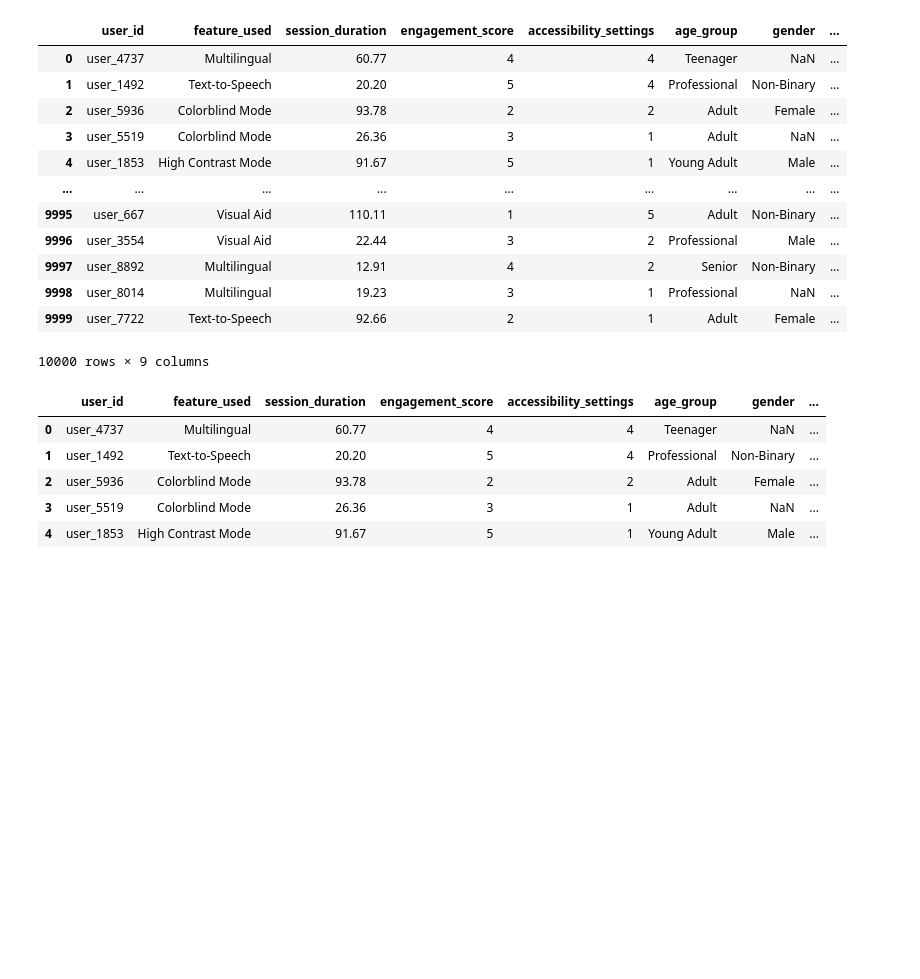
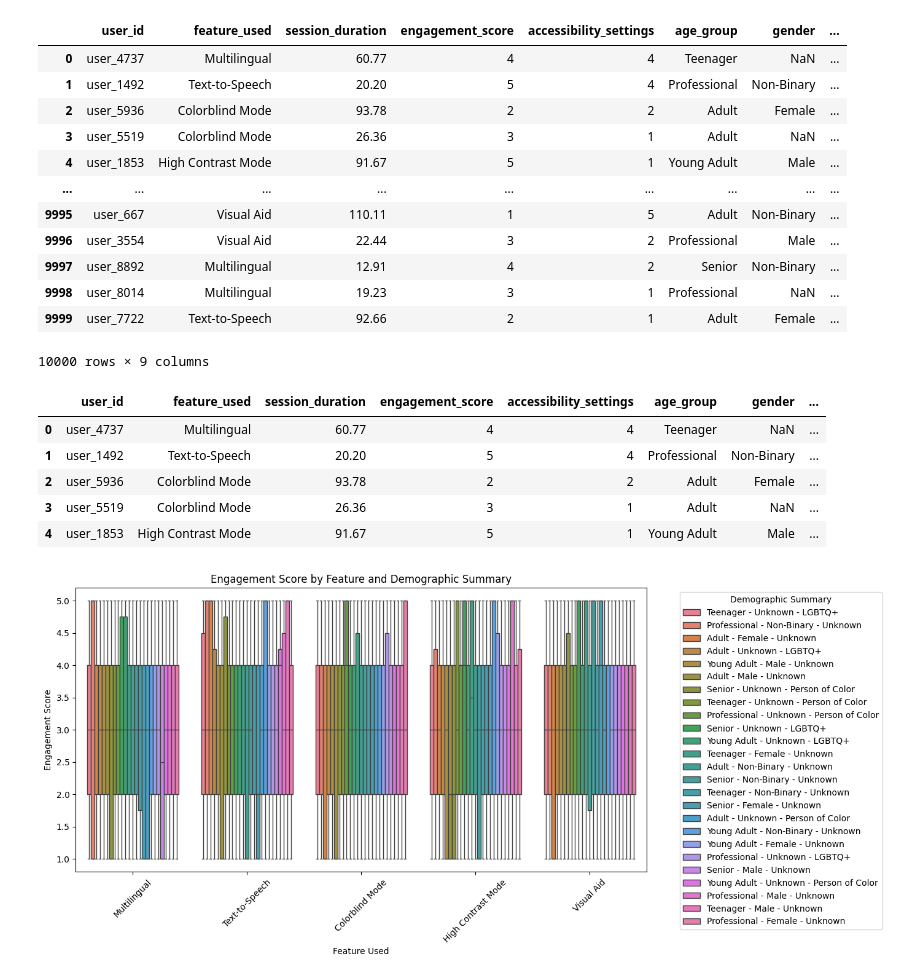
Before and after one commit to AnmarAbdi/HackDiversityDataInterviewChallenge, a Jupyter notebook: Untitled.ipynb, the cells around one changed output. Cells and saved outputs as stored; diff of their text form; code cells hidden in the pictures; blank space fills up the shorter version.

```diff
--- a/Untitled.ipynb
+++ b/Untitled.ipynb
@@ -87,3 +87,15 @@ df.head()
 | 2 | user_5936 | Colorblind Mode | 93.78 | 2 | 2 | Adult | Female | ... |
 | 3 | user_5519 | Colorblind Mode | 26.36 | 3 | 1 | Adult | NaN | ... |
 | 4 | user_1853 | High Contrast Mode | 91.67 | 5 | 1 | Young Adult | Male | ... |
+# %%
+import seaborn as sns
+plt.figure(figsize=(12, 6))
+sns.boxplot(data=df, x='feature_used', y='engagement_score', hue='demographic_summary')
+plt.title('Engagement Score by Feature and Demographic Summary')
+plt.xlabel('Feature Used')
+plt.ylabel('Engagement Score')
+plt.legend(title='Demographic Summary', bbox_to_anchor=(1.05, 1), loc='upper left')
+plt.xticks(rotation=45)
+plt.show()
+# %% [output]
+[figure, added]
```
Also changed, not shown: parts of 3 cells of this notebook.
